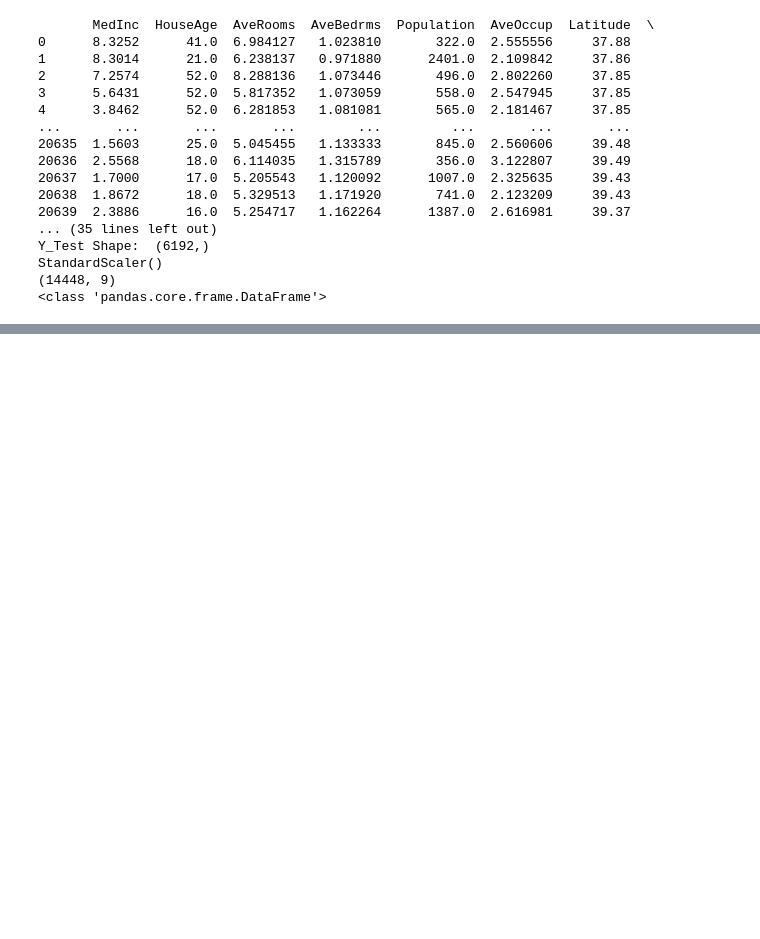
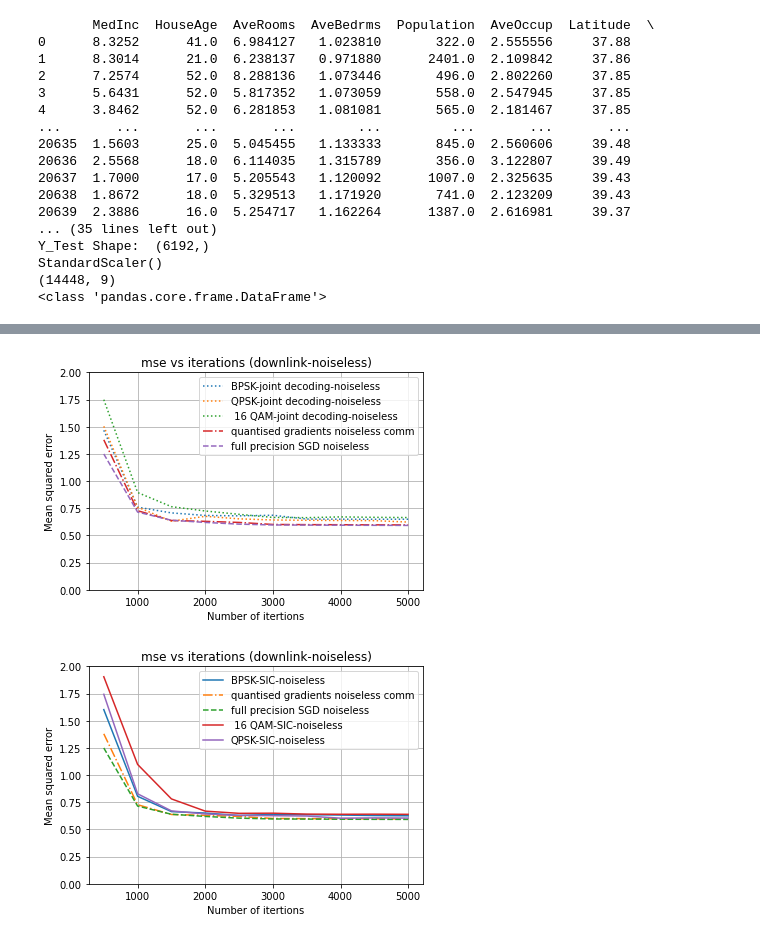
Before and after one commit to YVLavanya/Parallel-SGD, a Jupyter notebook: sgd_noisy_communication.ipynb, the cells around one changed output, grey strips where cells are left out. Cells and saved outputs as stored; diff of their text form; code cells hidden in the pictures; blank space fills up the shorter version.

```diff
--- a/sgd_noisy_communication.ipynb
+++ b/sgd_noisy_communication.ipynb
@@ -714,0 +805,28 @@ plt.show()
+# %%
+plt.plot(epoch,MSE_bpsk_joint_decoding, label= 'BPSK-joint decoding-noiseless',linestyle=":")
+plt.plot(epoch,MSE_qpsk_joint_decoding, label= 'QPSK-joint decoding-noiseless',linestyle=":")
+plt.plot(epoch,MSE_qam_joint_decoding, label= ' 16 QAM-joint decoding-noiseless',linestyle=":")
+plt.plot(epoch,MSE_quantized_gradients, label= 'quantised gradients noiseless comm',linestyle="-.")
+plt.plot(epoch,MSE_full_precision, label= 'full precision SGD noiseless',linestyle="--")
+plt.xlabel('Number of itertions')
+plt.ylabel('Mean squared error')
+plt.grid()
+plt.ylim([0,2])
+plt.title('mse vs iterations (downlink-noiseless)')
+plt.legend()
+plt.show()
+plt.plot(epoch,MSE_bpsk_SIC, label= 'BPSK-SIC-noiseless')
+plt.plot(epoch,MSE_quantized_gradients, label= 'quantised gradients noiseless comm',linestyle="-.")
+plt.plot(epoch,MSE_full_precision, label= 'full precision SGD noiseless',linestyle="--")
+plt.plot(epoch,MSE_qam_SIC, label= ' 16 QAM-SIC-noiseless')
+plt.plot(epoch,MSE_qpsk_SIC, label= 'QPSK-SIC-noiseless')
+plt.xlabel('Number of itertions')
+plt.ylabel('Mean squared error')
+plt.ylim([0,2])
+plt.grid()
+plt.title('mse vs iterations (downlink-noiseless)')
+plt.legend()
+plt.show()
+# %% [output]
+[figure, added]
+[figure, added]
```
Also changed, not shown: parts of 13 cells of this notebook.
